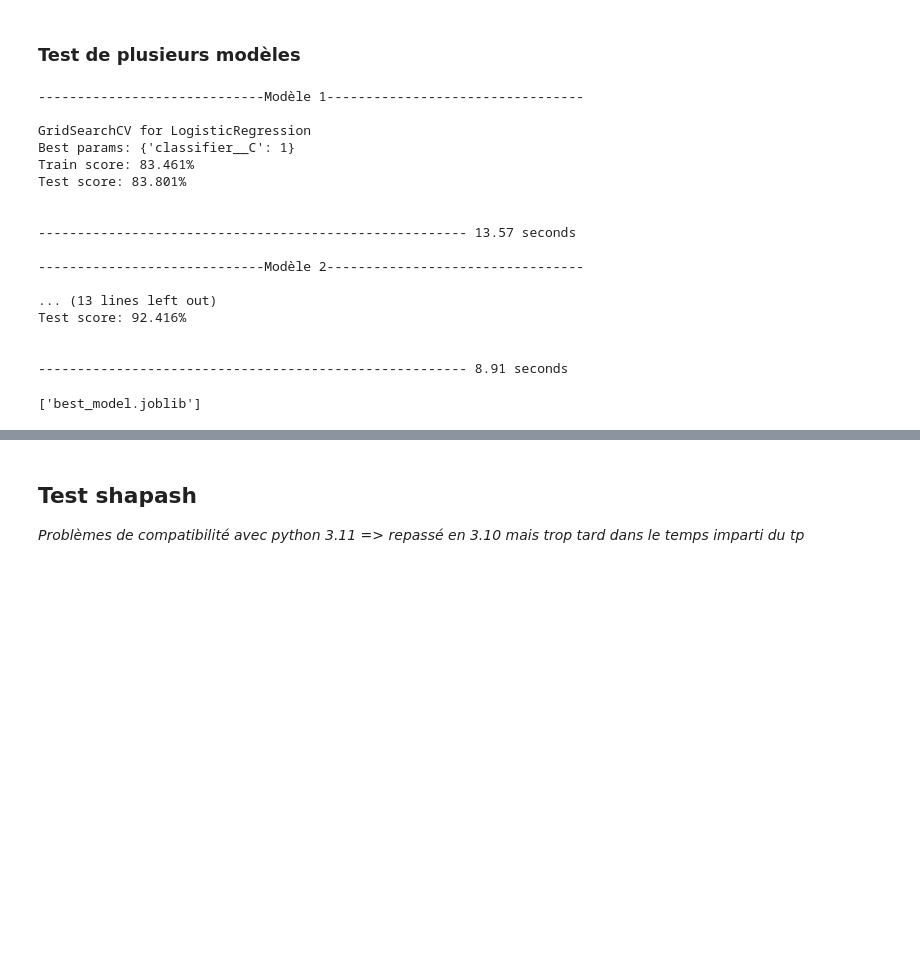
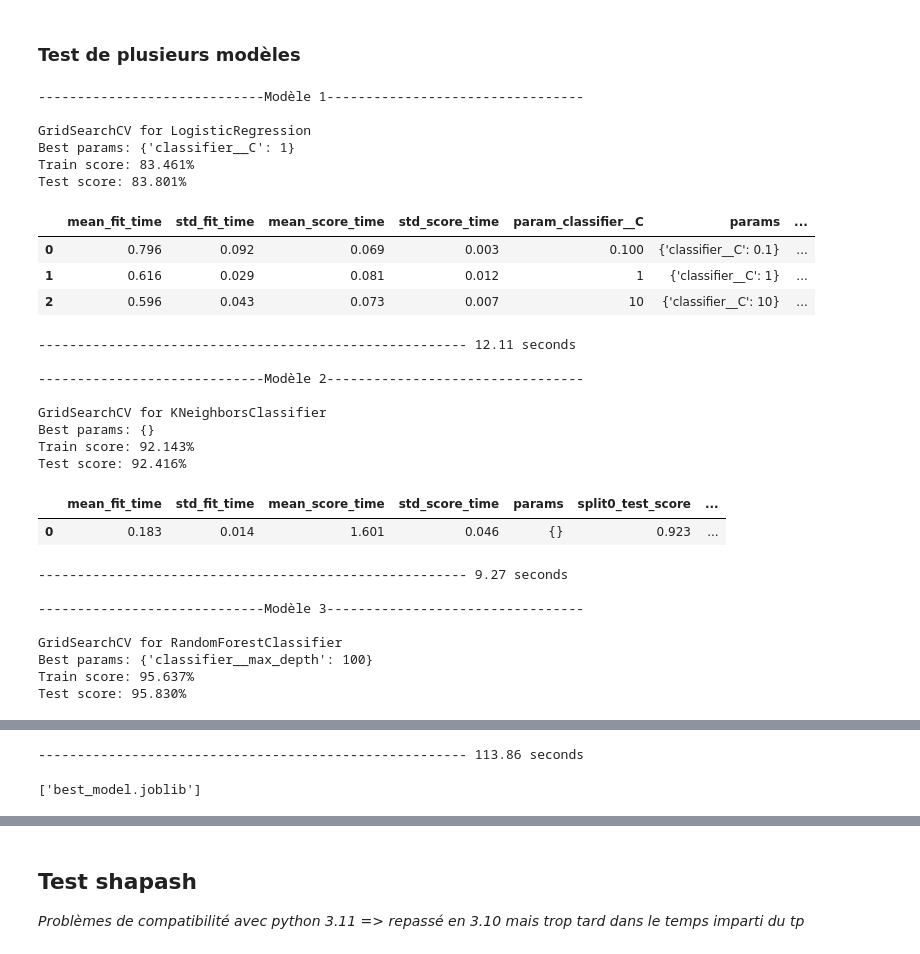
Before and after one commit to data-IA-2022/Airline_Jeremy, a Jupyter notebook: chap3_test_des_modeles.ipynb, the cells around one changed output, grey strips where cells are left out. Cells and saved outputs as stored; diff of their text form; code cells hidden in the pictures; blank space fills up the shorter version.

```diff
--- a/chap3_test_des_modeles.ipynb
+++ b/chap3_test_des_modeles.ipynb
@@ -109,25 +113,22 @@ preparation = ColumnTransformer(
 # %% [markdown]
 ### Test de plusieurs modèles
 # %%
-# Définition des paramètres à ajuster                           Durée
+# Définition des paramètres à ajuster et la Durée d'éxecution
 models = {
-    'LogisticRegression': LogisticRegression(),                 # ~6s
-    'RandomForestClassifier': RandomForestClassifier(),         # ~105s
-    #'SVC': SVC(),                                              # ~1149s trop long
+    'LogisticRegression': LogisticRegression(),                                 # ~6s
+    #'SVC': SVC(),                                                              # ~1149s trop long
     #'HistGradientBoostingClassifier': HistGradientBoostingClassifier(),
-    'KNeighborsClassifier': KNeighborsClassifier()
+    'KNeighborsClassifier': KNeighborsClassifier(),
+    'RandomForestClassifier': RandomForestClassifier()                          # ~105s
 }
 
 params = {
     'LogisticRegression': {'classifier__C': [0.1, 1, 10]},
-    'RandomForestClassifier': {'classifier__max_depth': [10, 50, 100]},
     #'SVC': {},
     #'HistGradientBoostingClassifier': {'classifier__max_depth': [3, 8], 'classifier__min_samples_leaf': [1, 10]},
-    'KNeighborsClassifier': {}
+    'KNeighborsClassifier': {},
+    'RandomForestClassifier': {'classifier__max_depth': [10, 50, 100]}
 }
-
-#kneibourclassifier
-#histrandomboosting
 # %%
 # Efface l'ancien modèle enregistrer
 if os.path.isfile('best_model.joblib'):
@@ -139,45 +140,63 @@ for model_name, model in models.items():
      p=p+1
      print(f"\n-----------------------------Modèle {p}---------------------------------\n")
      print(f"GridSearchCV for {model_name}")
 
      start_time = time.time()
 
      # Création du pipeline
      #model = RandomForestClassifier()
      model_lm = Pipeline([('preparation', preparation),
                          ('classifier',model)])
 
      # Application du gridsearchcv
      gs = GridSearchCV(model_lm, params[model_name], cv=5)
      gs.fit(X_train, y_train)
 
      end_time = time.time()
      training_time = end_time - start_time
 
-     print(f"Best params: {gs.best_params_}")
-     print(f"Train score: {gs.best_score_*100:.3f}%")
-     print(f"Test score: {gs.score(X_test, y_test)*100:.3f}%\n")
+     print(f"Best params: {gs.best_params_}")                    # Renvoi les meilleurs paramètres
+     print(f"Train score: {gs.best_score_*100:.3f}%")            # Renvoi le meilleur score d'accuracy sur les données d'entraînement
+     print(f"Test score: {gs.score(X_test, y_test)*100:.3f}%\n") # Renvoi le meilleur score d'accuracy sur les données test
+
+     cv_results = gs.cv_results_
+     cv_results_df = pd.DataFrame(cv_results)
+
+     # Mise en page pour les dataframe de metrics d'erreur
+     with pd.option_context('display.max_rows', None, 'display.max_columns', None, 'display.float_format', '{:.3f}'.format):
+          display(cv_results_df)
+
      print(f"\n------------------------------------------------------- {training_time:.2f} seconds")
 
 # Récupération du meilleur modèle
 best_model = gs.best_estimator_
 joblib.dump(best_model, 'best_model.joblib')
 # %% [output]
 -----------------------------Modèle 1---------------------------------
 
 GridSearchCV for LogisticRegression
 Best params: {'classifier__C': 1}
 Train score: 83.461%
 Test score: 83.801%
-
-
-------------------------------------------------------- 13.57 seconds
-
------------------------------Modèle 2---------------------------------
-
-... (13 lines left out)
-Test score: 92.416%
-
-
-------------------------------------------------------- 8.91 seconds
+|  | mean_fit_time | std_fit_time | mean_score_time | std_score_time | param_classifier__C | params | ... |
+| 0 | 0.796 | 0.092 | 0.069 | 0.003 | 0.100 | {'classifier__C': 0.1} | ... |
+| 1 | 0.616 | 0.029 | 0.081 | 0.012 | 1 | {'classifier__C': 1} | ... |
+| 2 | 0.596 | 0.043 | 0.073 | 0.007 | 10 | {'classifier__C': 10} | ... |
-['best_model.joblib']
+------------------------------------------------------- 12.11 seconds
+
+-----------------------------Modèle 2---------------------------------
+
+GridSearchCV for KNeighborsClassifier
+Best params: {}
+Train score: 92.143%
+Test score: 92.416%
+|  | mean_fit_time | std_fit_time | mean_score_time | std_score_time | params | split0_test_score | ... |
+| 0 | 0.183 | 0.014 | 1.601 | 0.046 | {} | 0.923 | ... |
+------------------------------------------------------- 9.27 seconds
+
+-----------------------------Modèle 3---------------------------------
+
+GridSearchCV for RandomForestClassifier
+Best params: {'classifier__max_depth': 100}
+Train score: 95.637%
+Test score: 95.830%
@@ -183,0 +207,2 @@ Test score: 92.416%
+------------------------------------------------------- 113.86 seconds
+['best_model.joblib']
```
Also changed, not shown: parts of 11 cells of this notebook, 5 other files.
